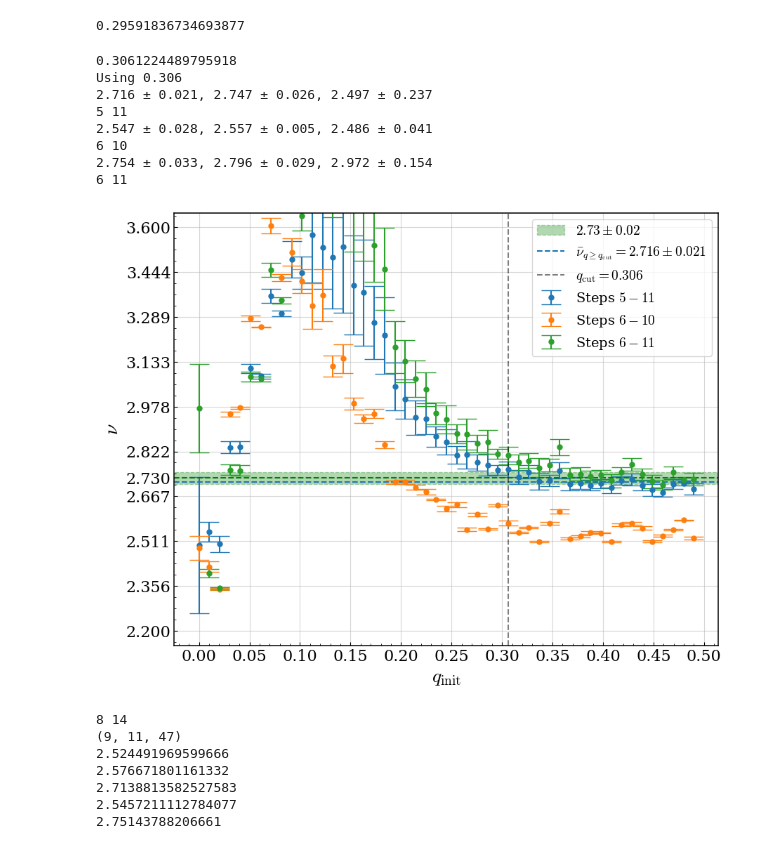
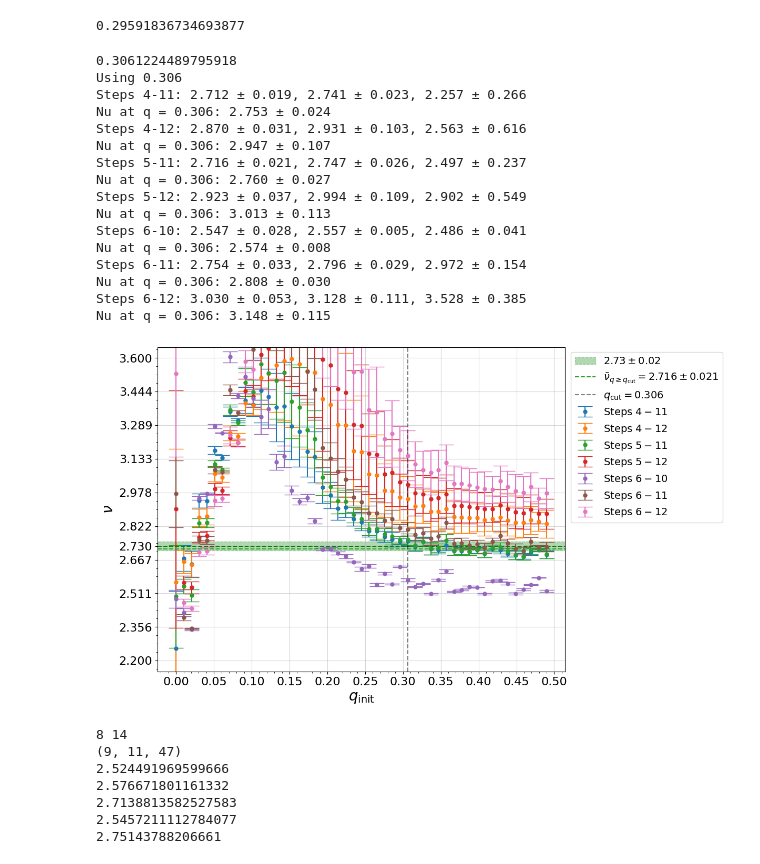
Before and after one commit to Sarkar-shreyas/PX402-RGCC, a Jupyter notebook: test_qshe.ipynb, the cells around one changed output. Saved outputs shown, nothing was run; the diff lists cells and outputs as text; code cells hidden in the pictures.

```diff
--- a/test_qshe.ipynb
+++ b/test_qshe.ipynb
@@ -593,11 +0,0 @@ save_metric_json(state_dict, state_file)
-# %%
-# Separate plot only loop in case existing plotter wasn't satisfactory. Requires gqs data to already be loaded in the jupyter env.
-for q in qvals[:]:
-    data = gqs[q]
-    for pvar in pvars:
-        if pvar == "q":
-            data = qmetrics[q]
-            plot_data(g_s, np.array([q]), nsteps, data, pvar, cur_test_dir)
-        else:
-            plot_data(g_s, np.array([q]), nsteps, data, pvar, cur_test_dir)
-        close_old_plots()
@@ -688,23 +0,0 @@ gvals = np.linspace(lower_g, upper_g, num_g)
-# %%
-cur_date = get_current_date("day")
-cur_test_dir = f"{qshe_test_dir}/{cur_date}/{nsamples}_samples"
-os.makedirs(cur_test_dir, exist_ok=True)
-pdata, qdata = run_qp_trials(qvals, gvals, nsamples, nsteps, rng, fixed=fixed,output_vars=["t", "f"])
-np.save(f"{cur_test_dir}/p_data.npy", pdata)
-np.save(f"{cur_test_dir}/q_data.npy", qdata)
-trial_state = build_state_dict(qvals, gvals, nsamples, nsteps, "all", fixed)
-save_metric_json(trial_state, f"{cur_test_dir}/trial_state_{nsamples}_samples.json")
-# %%
-# print(pdata.shape)
-# print(pdata.size)
-# print(pdata)
-pval = 100
-qval = 0
-for i in range(nsteps):
-    # plt.scatter(qvals, pdata[:, pval, i, 0])
-    plt.plot(gvals, pdata[qval, :, i, 0], label=f"Step {i}")
-    # plt.plot(gvals, pdata[0, :, i, 0])
-plt.legend(loc="upper right",bbox_to_anchor=(1.25, 1.0))
-plt.title(f"$p_{{mean}}$ vs $p_{{init}}$ for $q_{{init}}$ = {qvals[qval]:.3f} for {nsteps} RG steps")
-plt.show()
-# print(pdata[1,1,:,1])
@@ -2270,54 +1598,63 @@ for startstep in range(maxstart):
         # if startstep in (0, 1, 2, 3, 4, 5, 6) and endstep in (3, 4, 5, 6, 7, 8, 9, 10, 11):
         #     print(f"Steps {startstep+actual_k[0]:2d} to {endstep+actual_k[0]:2d}: Med = {mednu:5.3f}, IQR[25-75] = {iqr(nutests[1:]):5.3f}, Mean = {np.mean(nutests[30:]):5.3f}, Std = {stdnu:5.3f}, IQHE = {nutests[0]:5.3f}")
         # if np.abs(numean - 2.73) <= 0.05 or np.abs(nutests[0] - 2.5) < 0.1:
-        if (startstep, endstep) in [(2, 8), (3,7), (3, 8)]:
+        if (startstep, endstep) in [(1,8), (2, 8), (3,7), (3, 8), (1,9), (2, 9), (3,9)]:
+        # if startstep in [1, 2, 3] and endstep in [6, 7, 8, 9]:
             # a = plt.errorbar(qgamma[::1], nutests[::1], clippedstd, label=f"Steps {startstep+actual_k[0]}-{endstep+actual_k[0]}, $\\nu_{{med}}$ = {np.median(nutests[30:]):.3f}, $\\bar{{\\nu}}={np.mean(nutests[30:]):.3f}$", linestyle="none", capsize=10, marker="o")
             a = plt.errorbar(qgamma[::1], nutests[::1], nutesterrs[::1], label=f"Steps ${startstep+actual_k[0]}-{endstep+actual_k[0]}$", markersize=5, linestyle="none", capsize=10, marker="o")
             color = a[0].get_color()
             additional_ticks.append(np.round(mednu, 3))
 
-            print(f"{numean:.3f} ± {clippedstd:.3f}, {(nutests[startq]+nutests[startq+1])/2:.3f} ± {(nutesterrs[startq]+nutesterrs[startq+1])/2:.3f}, {nutests[0]:.3f} ± {nutesterrs[0]:.3f}")
-            print(startstep+3, endstep+3)
+            print(f"Steps {startstep+3}-{endstep+3}: {numean:.3f} ± {clippedstd:.3f}, {(nutests[startq]+nutests[startq+1])/2:.3f} ± {(nutesterrs[startq]+nutesterrs[startq+1])/2:.3f}, {nutests[0]:.3f} ± {nutesterrs[0]:.3f}")
+            print(f"Nu at q = {qgamma[startq]:.3f}: {nutests[startq]:.3f} ± {nutesterrs[startq]:.3f}")
             if (startstep, endstep) == (2, 8):
                 chosen = np.mean(nutests[startq:])
                 chosenlabel = f"$\\bar{{\\nu}}_{{q\\geq q_{{\\mathrm{{cut}}}}}}={np.mean(nutests[startq:]):.3f} \\pm {clippedstd:.3f}$"
                 c = color
             # e = nutesterrs[0]
 plt.axhline(2.73, linestyle="--", color="g")
 plt.axhspan(2.73-0.02, 2.73+0.02, alpha=.3, color="g", linestyle="--", label=r"$2.73 \pm 0.02$")
     # print(nutests[0])
 plt.axvspan(0.1, 0.3,2.5, 2.9, alpha=0.4, linestyle="-.")
 plt.axhline(chosen, linestyle="--", color=c, label=chosenlabel)
 plt.axvline(qgamma[30], linestyle="--", color="k", label=r"$q_{\mathrm{cut}}=0.306$", alpha=0.5)
 plt.xlabel(r"$q_{\mathrm{init}}$", fontsize=20)
 plt.ylabel(r"$\nu$", fontsize=20)
 # plt.title("$\\nu$ vs $q_{{init}}$ for the QSHE")
 # plt.xlim(qgamma[startq-1], 0.5)
 # c = plt.gca().get_yticks()
 # newticks = sorted(list(c) + additional_ticks)
 # plt.yticks(ticks=newticks)
 # print(sys_size)
 plt.xticks([0.0, 0.05, 0.10, 0.15, 0.20, 0.25, 0.30, 0.35, 0.40, 0.45, 0.50], fontsize=16)
 plt.yticks(sorted(list(np.linspace(2.2, 3.6, 10)) + [2.73]), fontsize=16)
 plt.ylim((2.15, 3.65))
 plt.minorticks_on()
 # plt.legend(bbox_to_anchor=(1.4, 1.0))
-plt.legend(loc="upper right", fontsize=14)
+plt.legend(loc="upper right", fontsize=14, bbox_to_anchor=(1.4, 1.0))
 # plt.tight_layout()
 plt.grid(alpha=0.5)
 # plt.savefig("./report/nu_qshe.pdf", bbox_inches="tight")
 plt.show()
 close_old_plots()
 # %% [output]
 0.3061224489795918
 Using 0.306
-2.716 ± 0.021, 2.747 ± 0.026, 2.497 ± 0.237
-5 11
-2.547 ± 0.028, 2.557 ± 0.005, 2.486 ± 0.041
-6 10
-2.754 ± 0.033, 2.796 ± 0.029, 2.972 ± 0.154
-6 11
+Steps 4-11: 2.712 ± 0.019, 2.741 ± 0.023, 2.257 ± 0.266
+Nu at q = 0.306: 2.753 ± 0.024
+Steps 4-12: 2.870 ± 0.031, 2.931 ± 0.103, 2.563 ± 0.616
+Nu at q = 0.306: 2.947 ± 0.107
+Steps 5-11: 2.716 ± 0.021, 2.747 ± 0.026, 2.497 ± 0.237
+Nu at q = 0.306: 2.760 ± 0.027
+Steps 5-12: 2.923 ± 0.037, 2.994 ± 0.109, 2.902 ± 0.549
+Nu at q = 0.306: 3.013 ± 0.113
+Steps 6-10: 2.547 ± 0.028, 2.557 ± 0.005, 2.486 ± 0.041
+Nu at q = 0.306: 2.574 ± 0.008
+Steps 6-11: 2.754 ± 0.033, 2.796 ± 0.029, 2.972 ± 0.154
+Nu at q = 0.306: 2.808 ± 0.030
+Steps 6-12: 3.030 ± 0.053, 3.128 ± 0.111, 3.528 ± 0.385
+Nu at q = 0.306: 3.148 ± 0.115
-[figure, old version]
+[figure, new version]
 # %%
 # print(meannus.shape)
 plt.figure(figsize=(10, 8))
```
Also changed, not shown: parts of 42 cells of this notebook, 30 other files.
